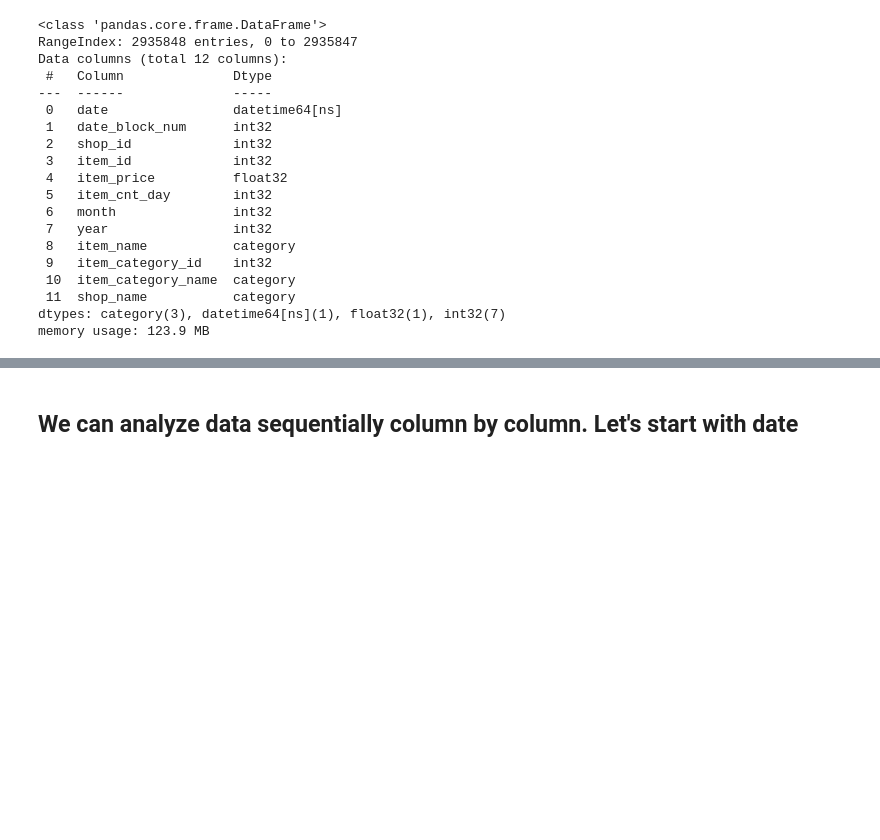
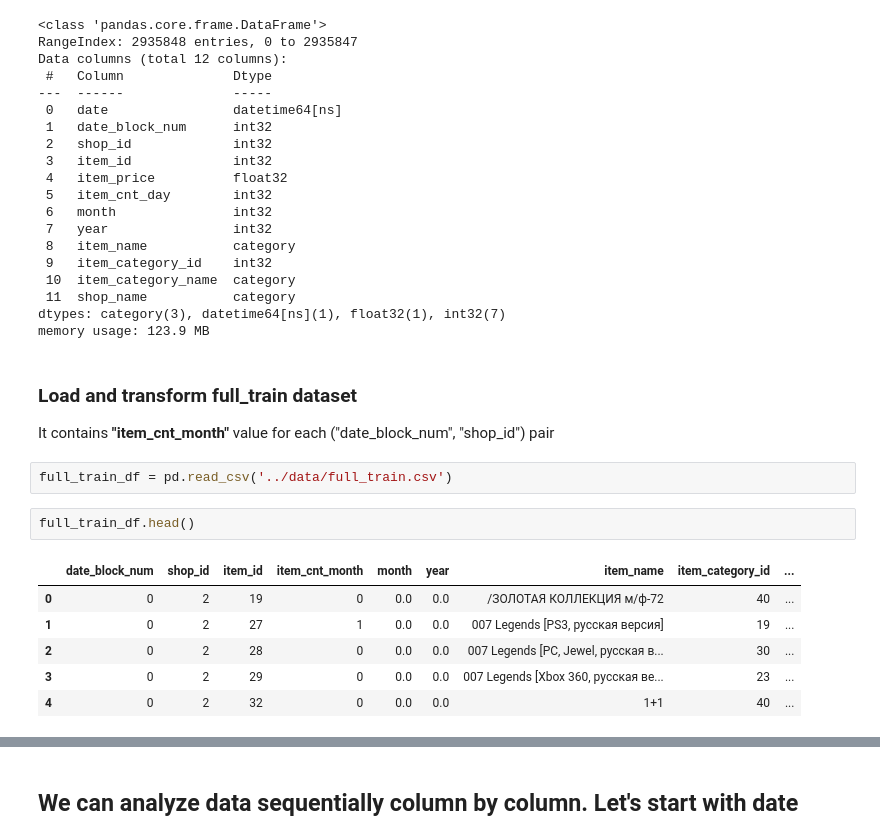
Before and after one commit to Alexennk/ml-ds-practice, a Jupyter notebook: notebooks/eda_notebook.ipynb, the cells around one changed output, grey strips where cells are left out. Saved outputs shown, nothing was run; the diff lists cells and outputs as text; blank space fills up the shorter version.

```diff
--- a/notebooks/eda_notebook.ipynb
+++ b/notebooks/eda_notebook.ipynb
@@ -87,3 +87,18 @@ Data columns (total 12 columns):
  11  shop_name           category
 dtypes: category(3), datetime64[ns](1), float32(1), int32(7)
 memory usage: 123.9 MB
+# %% [markdown]
+### Load and transform **full_train** dataset
+
+It contains **"item_cnt_month"** value for each ("date_block_num", "shop_id") pair
+# %%
+full_train_df = pd.read_csv('../data/full_train.csv')
+# %%
+full_train_df.head()
+# %% [output]
+|  | date_block_num | shop_id | item_id | item_cnt_month | month | year | item_name | item_category_id | ... |
+| 0 | 0 | 2 | 19 | 0 | 0.0 | 0.0 | /ЗОЛОТАЯ КОЛЛЕКЦИЯ м/ф-72 | 40 | ... |
+| 1 | 0 | 2 | 27 | 1 | 0.0 | 0.0 | 007 Legends [PS3, русская версия] | 19 | ... |
+| 2 | 0 | 2 | 28 | 0 | 0.0 | 0.0 | 007 Legends [PС, Jewel, русская в... | 30 | ... |
+| 3 | 0 | 2 | 29 | 0 | 0.0 | 0.0 | 007 Legends [Xbox 360, русская ве... | 23 | ... |
+| 4 | 0 | 2 | 32 | 0 | 0.0 | 0.0 | 1+1 | 40 | ... |
```
Also changed, not shown: parts of 3 cells of this notebook, 1 other file.
